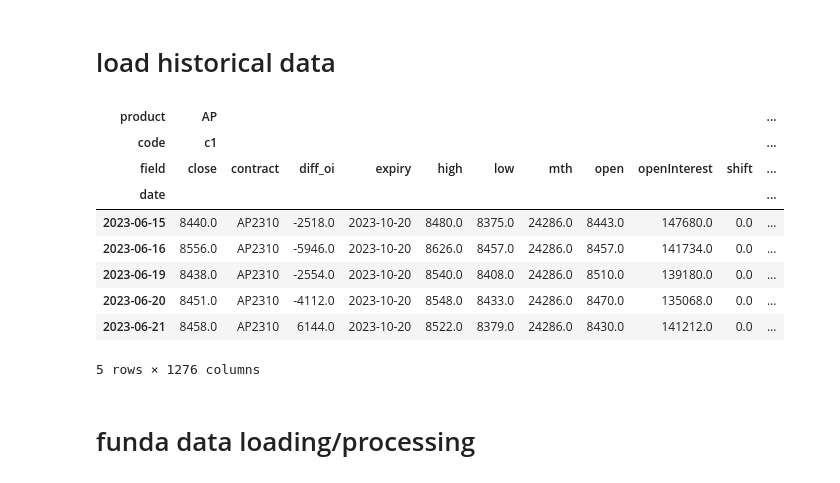
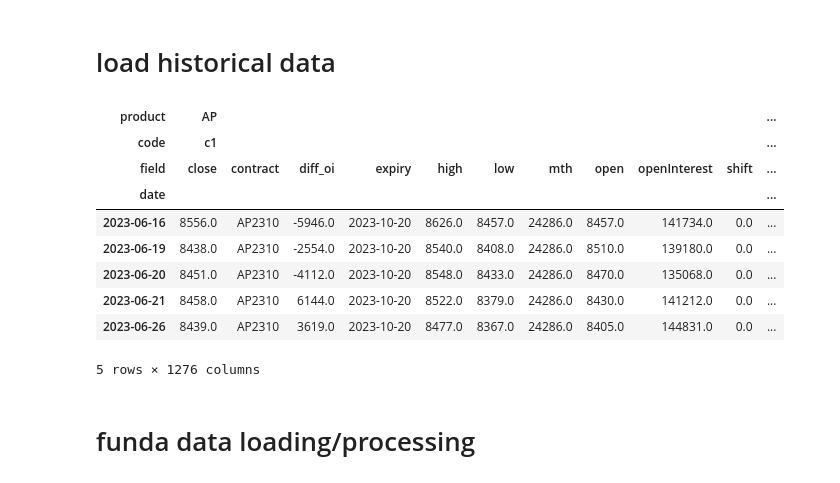
Before and after one commit to harvey1673/pyktrader3, a Jupyter notebook: bktest/bt_signal - io fun model.ipynb, the cells around one changed output. Cells and saved outputs as stored; diff of their text form; code cells hidden in the pictures.

```diff
--- a/bktest/bt_signal - io fun model.ipynb
+++ b/bktest/bt_signal - io fun model.ipynb
@@ -74,7 +74,7 @@ daily_start_dict = { 'c': datetime.date(2011,1,1), 'm': datetime.date(2011,1,1),
 fields = ['contract', 'open', 'high', 'low', 'close', 'volume', 'openInterest', 'diff_oi', 'expiry', 'mth', 'shift']
 
 start_date = datetime.date(2010,1,1)
-end_date = datetime.date(2023,6,24)
+end_date = datetime.date(2023,6,26)
 shift_mode = 2
 roll_name = 'hot'
 roll_file_loc = "C:/dev/wtdev/config/"
@@ -87,38 +87,38 @@ data_df = pd.DataFrame()
 for prodcode in sim_markets:
     for nb in range(nb_cont):
         xdf = dataseries.nearby(prodcode,
                                 nb+1,
                                 start_date=start_date,
                                 end_date = end_date,
                                 shift_mode = shift_mode,
                                 freq=freq,
                                 roll_name=roll_name,
                                 config_loc=roll_file_loc)
         xdf['expiry'] = xdf['contract'].map(misc.contract_expiry)
         xdf['contmth'] = xdf['contract'].map(misc.inst2contmth)
         xdf['mth'] = xdf['contmth'].apply(lambda x: x//100 * 12 + x % 100)
         xdf['product'] = prodcode
         xdf['code'] = f'c{nb+1}'
         data_df = data_df.append(xdf)
 
 df = pd.pivot_table(data_df.reset_index(), index='date', columns = ['product', 'code'], values = list(fields), aggfunc = 'last')
 df = df.reorder_levels([1, 2, 0], axis=1).sort_index(axis=1)
 df.columns.rename(['product', 'code', 'field',], inplace = True)
 df.index = pd.to_datetime(df.index)
 
 cdates = pd.date_range(start=start_date, end=end_date, freq='D')
 bdates = pd.bdate_range(start=start_date, end=end_date, freq='C', holidays=misc.CHN_Holidays)
 df.tail(5)
 # %% [output]
 | product | AP |  |  |  |  |  |  |  |  |  | ... |
 | code | c1 |  |  |  |  |  |  |  |  |  | ... |
 | field | close | contract | diff_oi | expiry | high | low | mth | open | openInterest | shift | ... |
 | date |  |  |  |  |  |  |  |  |  |  | ... |
-| 2023-06-15 | 8440.0 | AP2310 | -2518.0 | 2023-10-20 | 8480.0 | 8375.0 | 24286.0 | 8443.0 | 147680.0 | 0.0 | ... |
 | 2023-06-16 | 8556.0 | AP2310 | -5946.0 | 2023-10-20 | 8626.0 | 8457.0 | 24286.0 | 8457.0 | 141734.0 | 0.0 | ... |
 | 2023-06-19 | 8438.0 | AP2310 | -2554.0 | 2023-10-20 | 8540.0 | 8408.0 | 24286.0 | 8510.0 | 139180.0 | 0.0 | ... |
 | 2023-06-20 | 8451.0 | AP2310 | -4112.0 | 2023-10-20 | 8548.0 | 8433.0 | 24286.0 | 8470.0 | 135068.0 | 0.0 | ... |
 | 2023-06-21 | 8458.0 | AP2310 | 6144.0 | 2023-10-20 | 8522.0 | 8379.0 | 24286.0 | 8430.0 | 141212.0 | 0.0 | ... |
+| 2023-06-26 | 8439.0 | AP2310 | 3619.0 | 2023-10-20 | 8477.0 | 8367.0 | 24286.0 | 8405.0 | 144831.0 | 0.0 | ... |
 5 rows × 1276 columns
 # %%
 asset_pairs = [('i', 'rb'), ('i', 'hc'), ('i', 'j'), ('j', 'jm'),]
```
Also changed, not shown: parts of 4 cells of this notebook, 4 other files.
